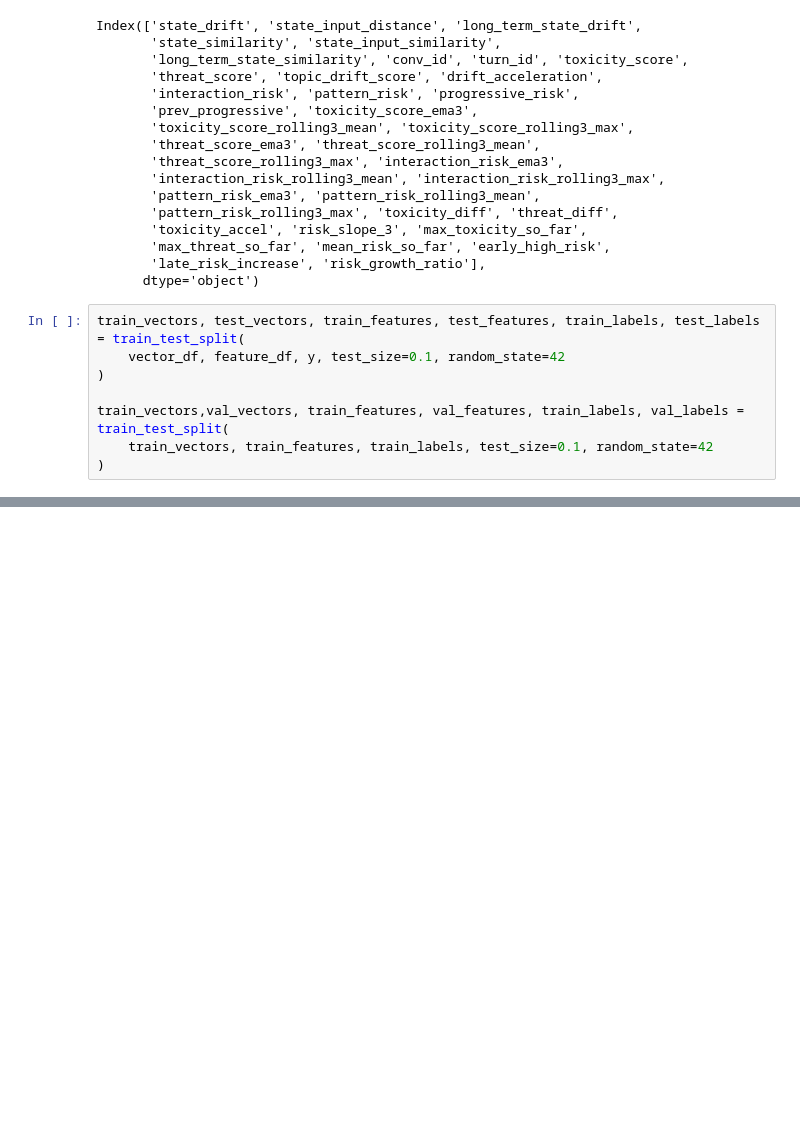
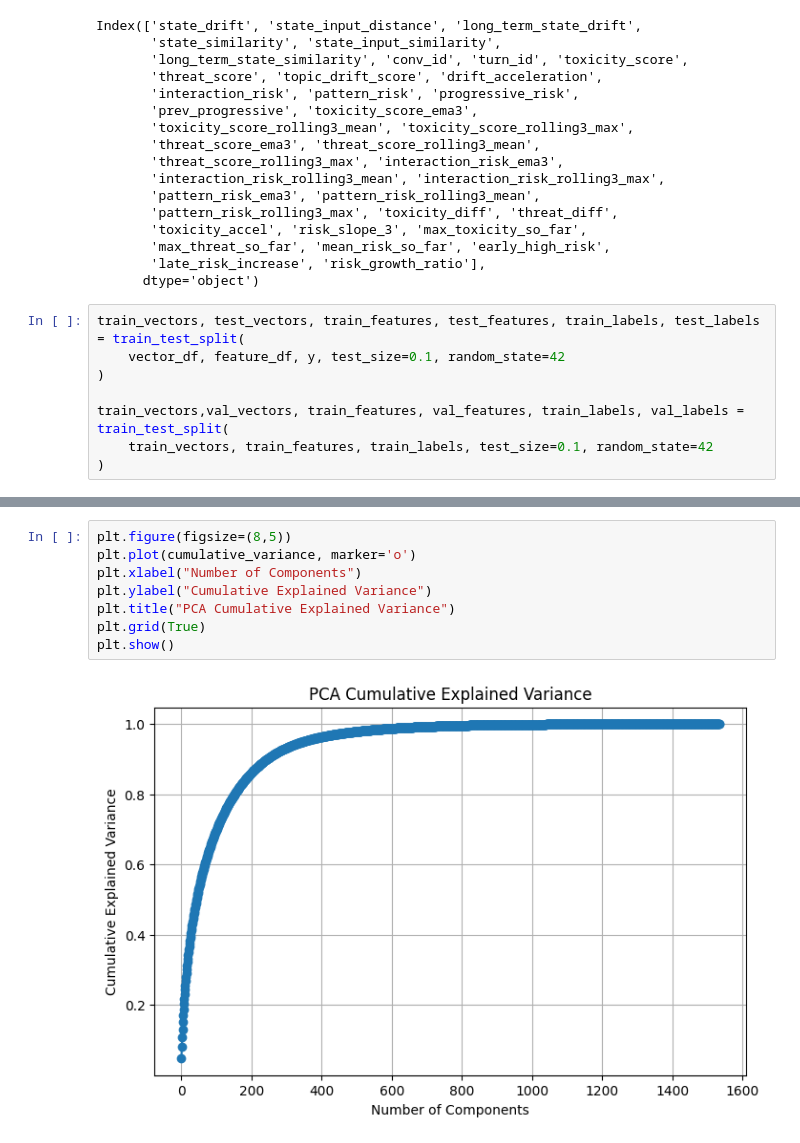
Before and after one commit to Karimgebril09/JGuard, a Jupyter notebook: defenders/mult-iturn/integrated/notebooks/integrated_features.ipynb, the cells around one changed output, grey strips where cells are left out. Drawn from its saved outputs; the diff is of its cells as text; blank space fills up the shorter version.

```diff
--- a/defenders/mult-iturn/integrated/notebooks/integrated_features.ipynb
+++ b/defenders/mult-iturn/integrated/notebooks/integrated_features.ipynb
@@ -47,0 +65,10 @@ train_vectors,val_vectors, train_features, val_features, train_labels, val_label
+# %%
+plt.figure(figsize=(8,5))
+plt.plot(cumulative_variance, marker='o')
+plt.xlabel("Number of Components")
+plt.ylabel("Cumulative Explained Variance")
+plt.title("PCA Cumulative Explained Variance")
+plt.grid(True)
+plt.show()
+# %% [output]
+[figure, added]
```
Also changed, not shown: parts of 7 cells of this notebook.
